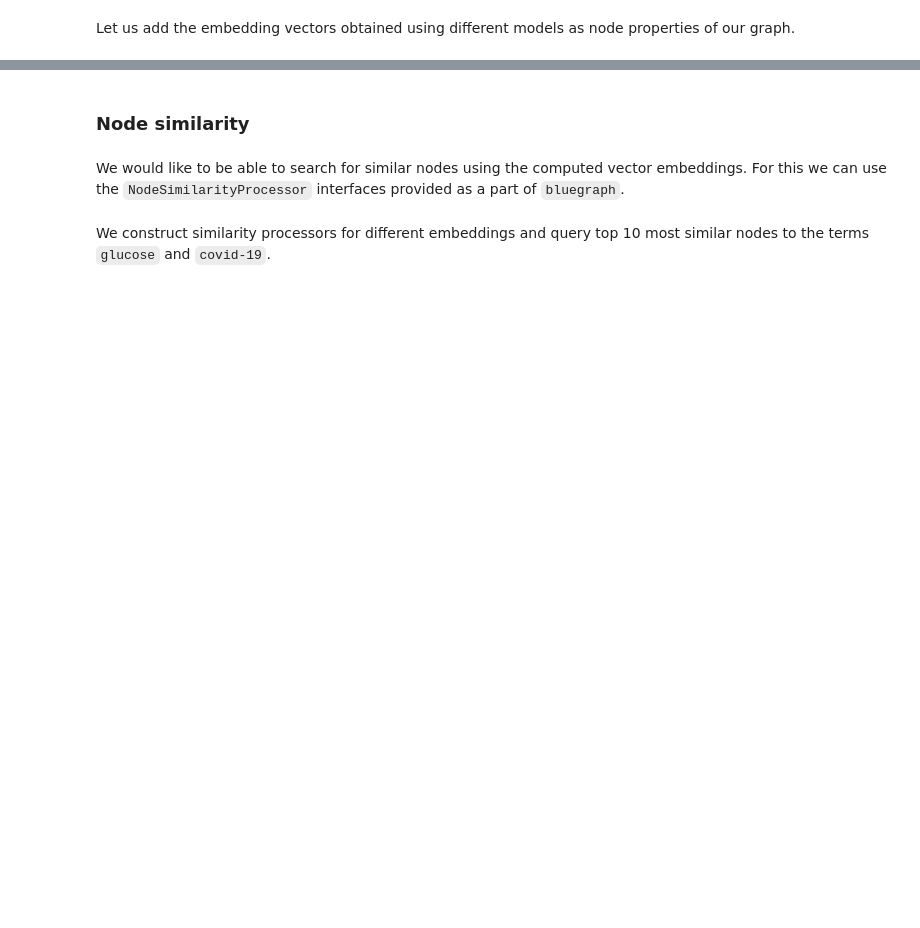
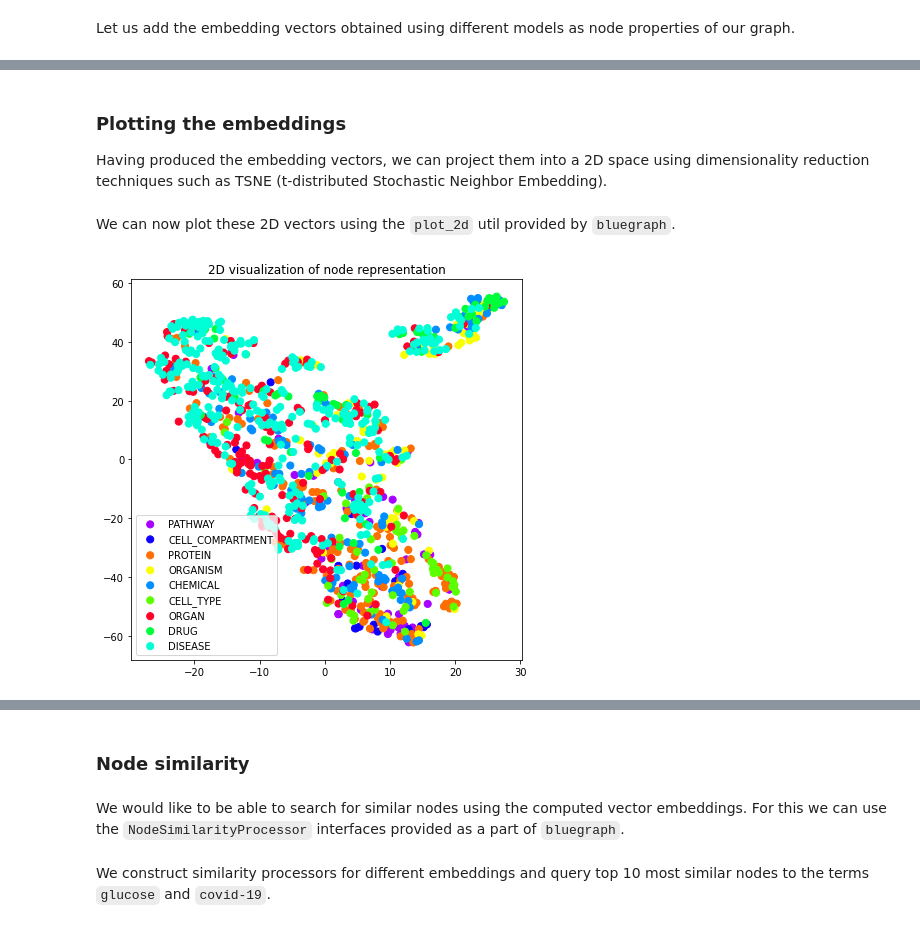
Before and after one commit to BlueBrain/BlueGraph, a Jupyter notebook: examples/Embedding and downstream tasks.ipynb, the cells around one changed output, grey strips where cells are left out. Cells and saved outputs as stored; diff of their text form; code cells hidden in the pictures; blank space fills up the shorter version.

```diff
--- a/examples/Embedding and downstream tasks.ipynb
+++ b/examples/Embedding and downstream tasks.ipynb
@@ -315 +313,7 @@ transformed_graph.nodes(raw_frame=True)
 1000 rows × 6 columns
+# %% [markdown]
+### Plotting the embeddings
+
+Having produced the embedding vectors, we can project them into a 2D space using dimensionality reduction techniques such as TSNE (t-distributed Stochastic Neighbor Embedding).
+# %%
+node2vec_2d = transform_to_2d(transformed_graph._nodes["node2vec"].tolist())
@@ -315,0 +324,6 @@ transformed_graph.nodes(raw_frame=True)
+# %% [markdown]
+We can now plot these 2D vectors using the `plot_2d` util provided by `bluegraph`.
+# %%
+plot_2d(transformed_graph, vectors=node2vec_2d, label_prop="entity_type")
+# %% [output]
+[figure, added]
```
Also changed, not shown: parts of 61 cells of this notebook, 9 other files.
